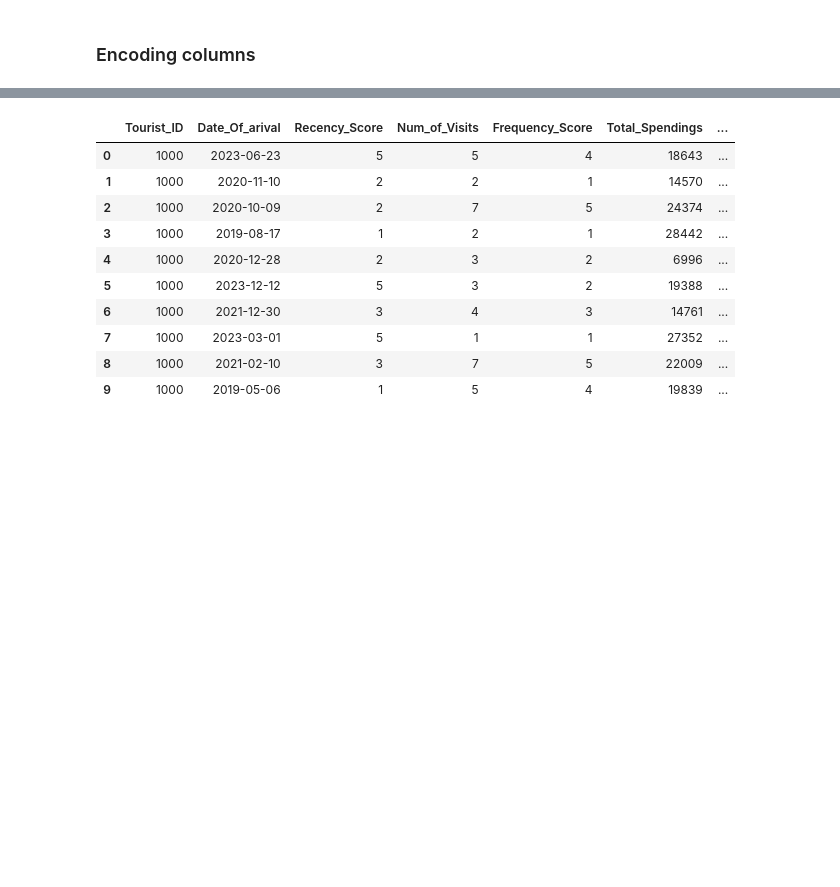
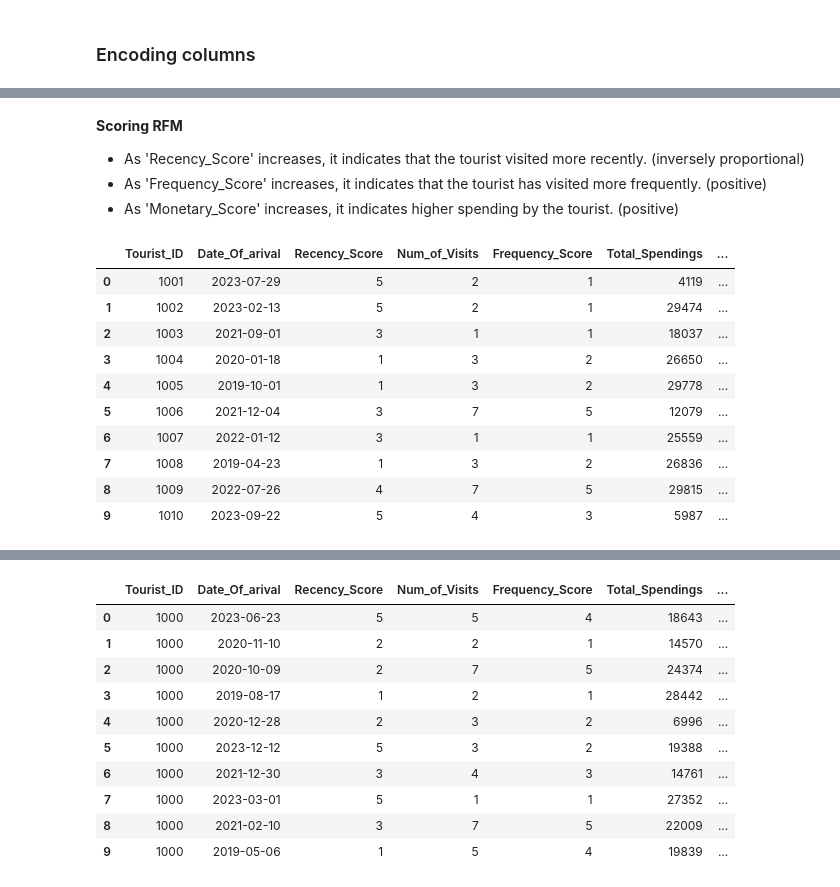
Before and after one commit to NajlaZuhir/CRM_Data, a Jupyter notebook: AI_profiling.ipynb, the cells around one changed output, grey strips where cells are left out. Drawn from its saved outputs; the diff is of its cells as text; code cells hidden in the pictures; blank space fills up the shorter version.

```diff
--- a/AI_profiling.ipynb
+++ b/AI_profiling.ipynb
@@ -56,3 +58,8 @@ df['arrival_nationality_encoded'] = df['arrival_nationality'].astype('category')
+# %% [markdown]
+**Scoring RFM**
+-  As 'Recency_Score' increases, it indicates that the tourist visited more recently. (inversely proportional)
+- As 'Frequency_Score' increases, it indicates that the tourist has visited more frequently. (positive)
+- As 'Monetary_Score' increases, it indicates higher spending by the tourist. (positive)
 # %%
 # Convert 'Date_Of_arival' to datetime format
 df['Date_Of_arival'] = pd.to_datetime(df['Date_Of_arival'])
@@ -63,3 +70,17 @@ df['Recency'] = (current_date - df['Date_Of_arival']).dt.days
 df['Recency_Score'] = pd.cut(df['Recency'], bins=5, labels=[5, 4, 3, 2, 1])
 df['Frequency_Score'] = pd.cut(df['Num_of_Visits'], bins=5, labels=[1, 2, 3, 4, 5])
 df['Monetary_Score'] = pd.cut(df['Total_Spendings'], bins=5, labels=[1, 2, 3, 4, 5])
+# %%
+df[['Tourist_ID', 'Date_Of_arival', 'Recency_Score', 'Num_of_Visits', 'Frequency_Score',  'Total_Spendings', 'Monetary_Score']].head(10)
+# %% [output]
+|  | Tourist_ID | Date_Of_arival | Recency_Score | Num_of_Visits | Frequency_Score | Total_Spendings | ... |
+| 0 | 1001 | 2023-07-29 | 5 | 2 | 1 | 4119 | ... |
+| 1 | 1002 | 2023-02-13 | 5 | 2 | 1 | 29474 | ... |
+| 2 | 1003 | 2021-09-01 | 3 | 1 | 1 | 18037 | ... |
+| 3 | 1004 | 2020-01-18 | 1 | 3 | 2 | 26650 | ... |
+| 4 | 1005 | 2019-10-01 | 1 | 3 | 2 | 29778 | ... |
+| 5 | 1006 | 2021-12-04 | 3 | 7 | 5 | 12079 | ... |
+| 6 | 1007 | 2022-01-12 | 3 | 1 | 1 | 25559 | ... |
+| 7 | 1008 | 2019-04-23 | 1 | 3 | 2 | 26836 | ... |
+| 8 | 1009 | 2022-07-26 | 4 | 7 | 5 | 29815 | ... |
+| 9 | 1010 | 2023-09-22 | 5 | 4 | 3 | 5987 | ... |
```
Also changed, not shown: parts of 13 cells of this notebook.
